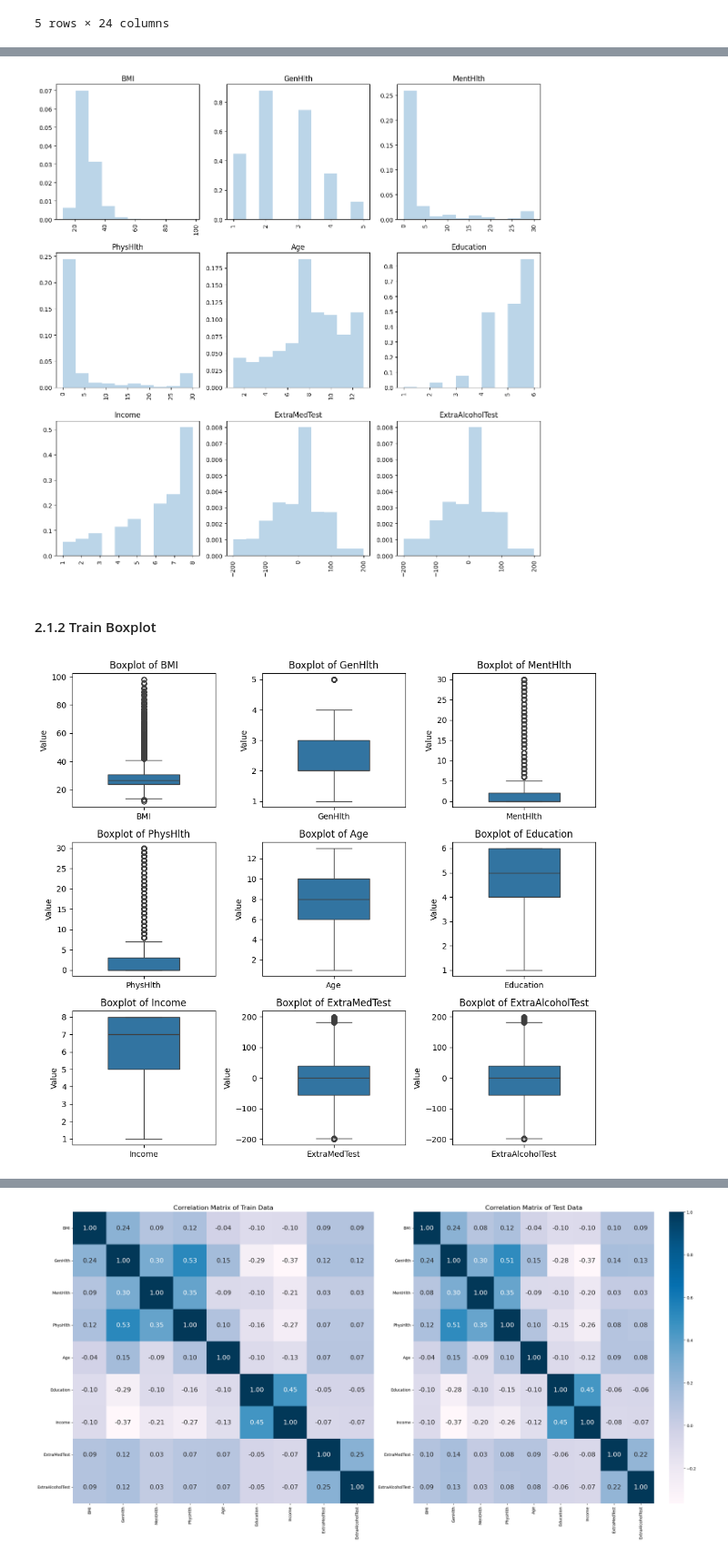
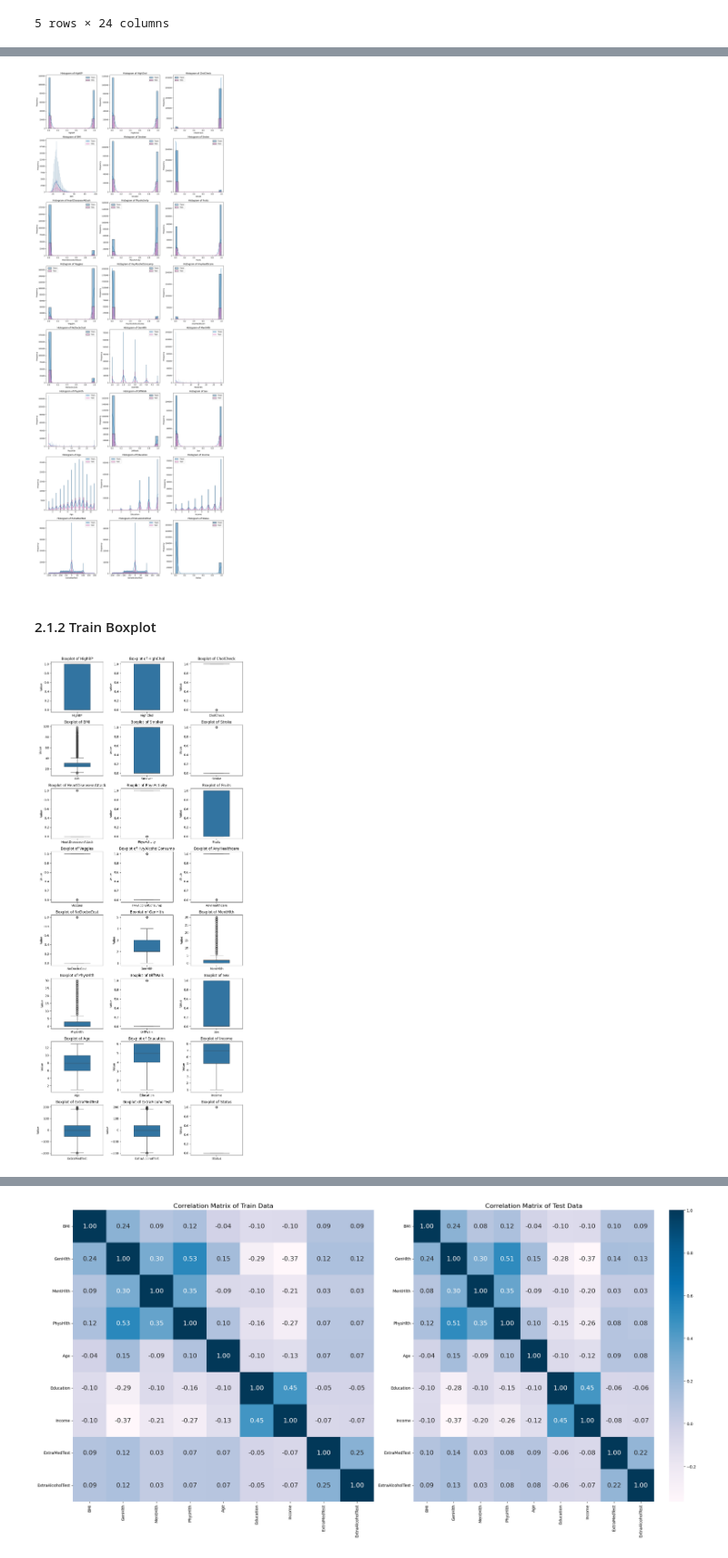
Before and after one commit to LocVu-Tim/COSC2753_A1_s3891483, a Jupyter notebook: notebooks/main.ipynb, the cells around one changed output, grey strips where cells are left out. Shown at 91% size. Cells and saved outputs as stored; diff of their text form; code cells hidden in the pictures.

```diff
--- a/notebooks/main.ipynb
+++ b/notebooks/main.ipynb
@@ -228,40 +230,53 @@ We will observe the data distribution by creating histograms, boxplots, and corr
 
 #### 2.1.1 Histogram Plot
 # %%
-non_binary_cols = df_train.columns[(df_train.nunique() > 2)]
+num_features = len(df_train.columns)
+num_cols = min(num_features, 3)
+num_rows = (num_features + num_cols - 1) // num_cols
 
-plt.figure(figsize=(12, 12))
-for i, col in enumerate(non_binary_cols):
-    plt.subplot(3, 3, i+1)
-    plt.hist(df_train[col], alpha=0.3, color='tab:blue', density=True)
-    plt.title(col)
-    plt.xticks(rotation='vertical')
+fig, axes = plt.subplots(num_rows, num_cols, figsize=(15, 5*num_rows), constrained_layout=True)
+axes = axes.flatten()
+
+for i, column in enumerate(df_train.columns):
+    ax = axes[i]
+    sns.histplot(data=df_train, x=column, ax=ax, color='tab:blue', alpha=0.5, label='Train', kde=True)
+    sns.histplot(data=df_test, x=column, ax=ax, color='tab:pink', alpha=0.5, label='Test', kde=True)
+    ax.set_title(f"Histogram of {column}")
+    ax.set_ylabel("Frequency")
+    ax.set_xlabel(column)
+    ax.legend()
+
+for i in range(num_features, len(axes)):
+    axes[i].remove()
 
 plt.tight_layout()
 plt.show()
 # %% [output]
-[figure, old version]
+[figure, new version]
 # %% [markdown]
 #### 2.1.2 Train Boxplot
 # %%
-non_binary_cols = df_train.columns[(df_train.nunique() > 2)]
-num_cols = min(len(non_binary_cols), 3)
-num_rows = (len(non_binary_cols) + num_cols - 1) // num_cols
+def plot_boxplots(df):
+    num_features = len(df.columns)
+    num_cols = min(num_features, 3)
+    num_rows = (num_features + num_cols - 1) // num_cols
 
-fig, axes = plt.subplots(num_rows, num_cols, figsize=(10, 3*num_rows), constrained_layout=True)
-axes = axes.flatten()
+    fig, axes = plt.subplots(num_rows, num_cols, figsize=(10, 3*num_rows), constrained_layout=True)
+    axes = axes.flatten()
 
-for i, column in enumerate(non_binary_cols):
-    ax = axes[i]
-    sns.boxplot(data=df_train[[column]], ax=ax, color='tab:blue', width=0.5)
-    ax.set_ylabel("Value")
-    ax.set_title(f"Boxplot of {column}")
+    for i, column in enumerate(df.columns):
+        ax = axes[i]
+        sns.boxplot(data=df[[column]], ax=ax, color='tab:blue', width=0.5)
+        ax.set_ylabel("Value")
+        ax.set_title(f"Boxplot of {column}")
 
-for i in range(len(non_binary_cols), len(axes)):
-    axes[i].remove()
+    for i in range(num_features, len(axes)):
+        axes[i].remove()
 
-plt.tight_layout()
-plt.show()
+    plt.tight_layout()
+    plt.show()
+
+plot_boxplots(df_train)
 # %% [output]
-[figure, old version]
+[figure, new version]
 # %% [markdown]
```
Also changed, not shown: parts of 37 cells of this notebook.
